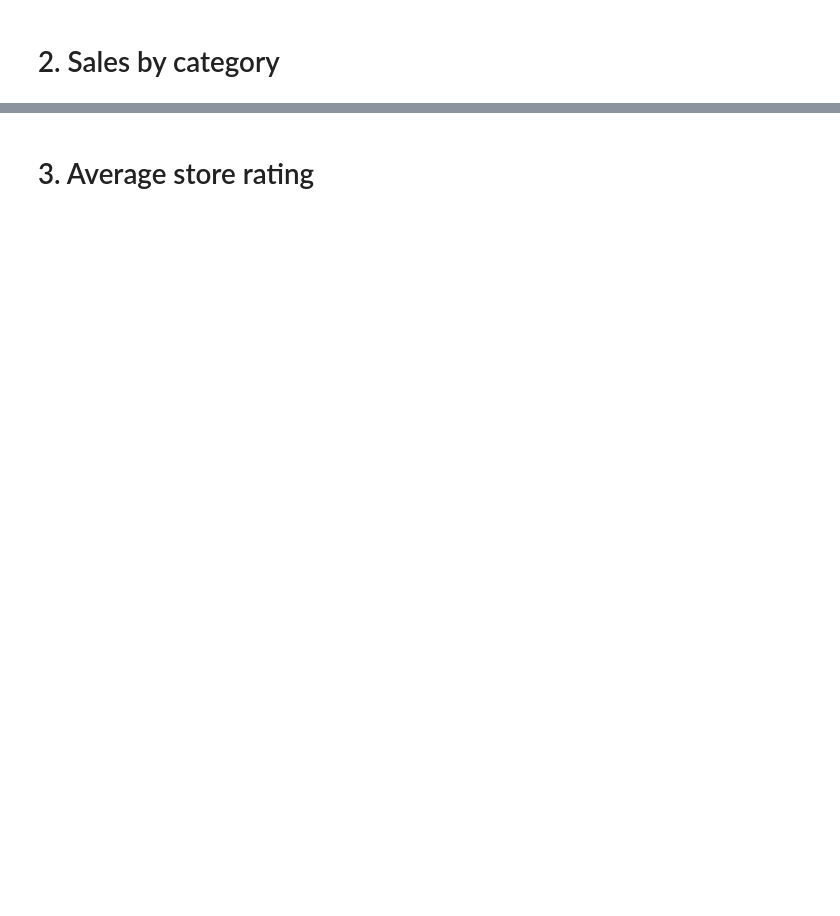
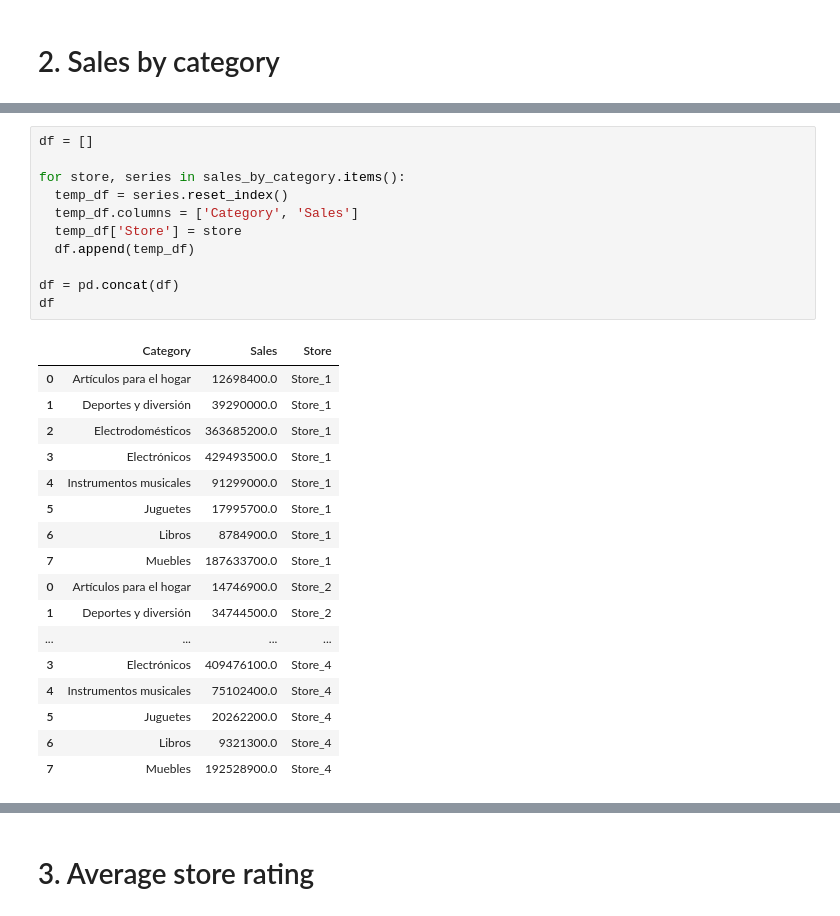
Before and after one commit to melnotte/store-analysis, a Jupyter notebook: Store_Analysis.ipynb, the cells around one changed output, grey strips where cells are left out. Drawn from its saved outputs; the diff is of its cells as text; blank space fills up the shorter version.

```diff
--- a/Store_Analysis.ipynb
+++ b/Store_Analysis.ipynb
@@ -29,0 +155,29 @@ tienda.head()
+# %%
+df = []
+
+for store, series in sales_by_category.items():
+  temp_df = series.reset_index()
+  temp_df.columns = ['Category', 'Sales']
+  temp_df['Store'] = store
+  df.append(temp_df)
+
+df = pd.concat(df)
+df
+# %% [output]
+|  | Category | Sales | Store |
+| 0 | Artículos para el hogar | 12698400.0 | Store_1 |
+| 1 | Deportes y diversión | 39290000.0 | Store_1 |
+| 2 | Electrodomésticos | 363685200.0 | Store_1 |
+| 3 | Electrónicos | 429493500.0 | Store_1 |
+| 4 | Instrumentos musicales | 91299000.0 | Store_1 |
+| 5 | Juguetes | 17995700.0 | Store_1 |
+| 6 | Libros | 8784900.0 | Store_1 |
+| 7 | Muebles | 187633700.0 | Store_1 |
+| 0 | Artículos para el hogar | 14746900.0 | Store_2 |
+| 1 | Deportes y diversión | 34744500.0 | Store_2 |
+| ... | ... | ... | ... |
+| 3 | Electrónicos | 409476100.0 | Store_4 |
+| 4 | Instrumentos musicales | 75102400.0 | Store_4 |
+| 5 | Juguetes | 20262200.0 | Store_4 |
+| 6 | Libros | 9321300.0 | Store_4 |
+| 7 | Muebles | 192528900.0 | Store_4 |
```
Also changed, not shown: parts of 22 cells of this notebook.
